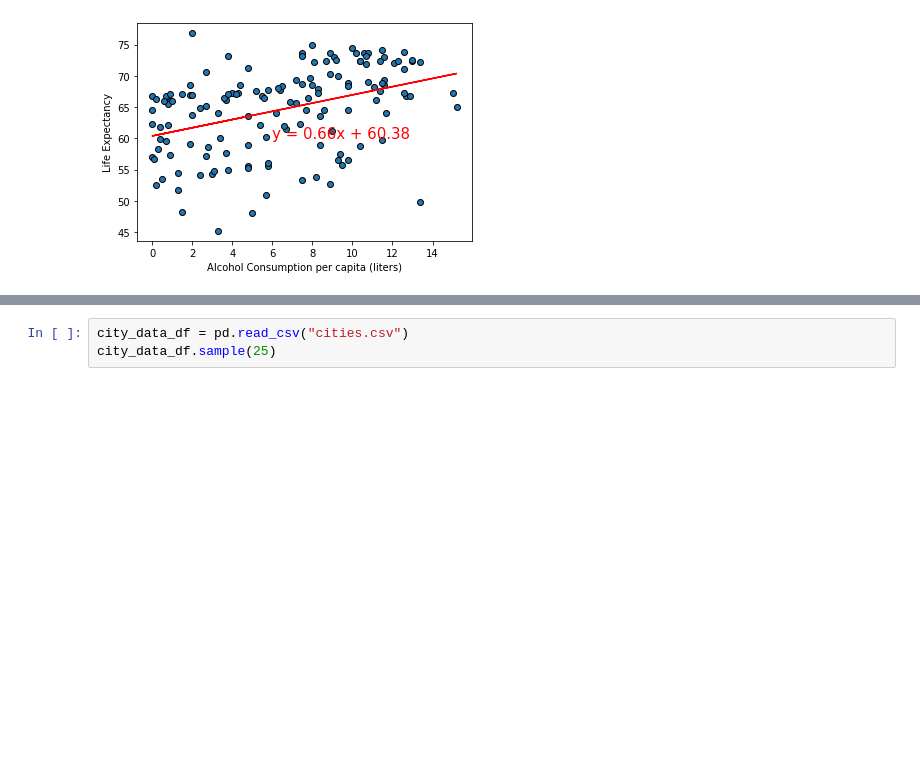
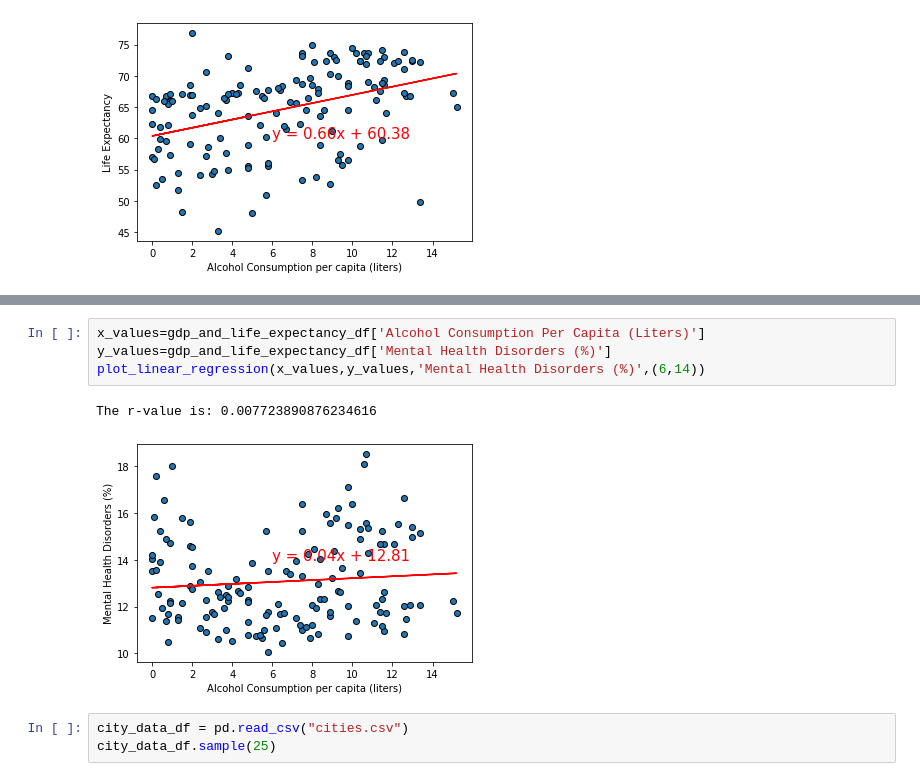
Before and after one commit to reccleston/data-analysis-project-1, a Jupyter notebook: nadia/project_work_2021.ipynb, the cells around one changed output, grey strips where cells are left out. Drawn from its saved outputs; the diff is of its cells as text; blank space fills up the shorter version.

```diff
--- a/nadia/project_work_2021.ipynb
+++ b/nadia/project_work_2021.ipynb
@@ -237,3 +246,10 @@ The r-value is: 0.15718368589991474
+# %%
+x_values=gdp_and_life_expectancy_df['Alcohol Consumption Per Capita (Liters)']
+y_values=gdp_and_life_expectancy_df['Mental Health Disorders (%)']
+plot_linear_regression(x_values,y_values,'Mental Health Disorders (%)',(6,14))
+# %% [output]
+The r-value is: 0.007723890876234616
+[figure, added]
 # %%
 city_data_df = pd.read_csv("cities.csv")
 city_data_df.sample(25)
```
Also changed, not shown: parts of 9 cells of this notebook.
